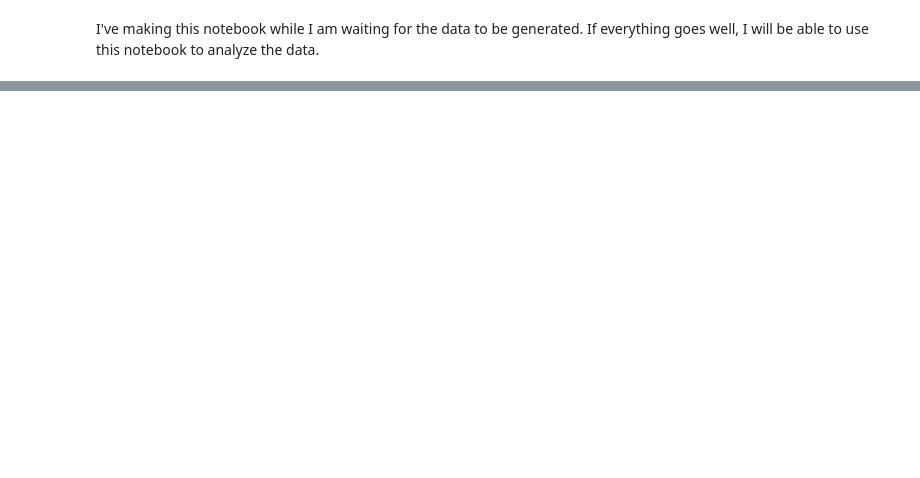
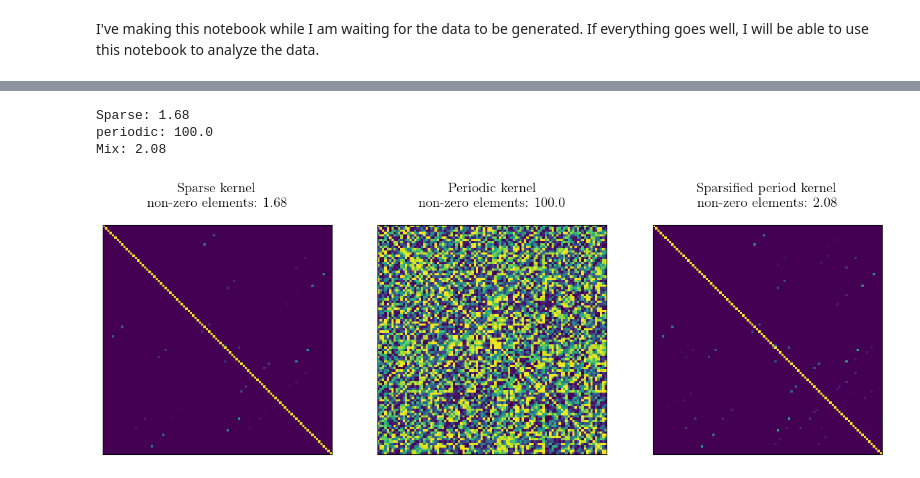
Before and after one commit to IsacPasianotto/GP-temperatures, a Jupyter notebook: notebooks/plot_maker.ipynb, the cells around one changed output, grey strips where cells are left out. Drawn from its saved outputs; the diff is of its cells as text; code cells hidden in the pictures; blank space fills up the shorter version.

```diff
--- a/notebooks/plot_maker.ipynb
+++ b/notebooks/plot_maker.ipynb
@@ -9,0 +94,10 @@ from matplotlib.lines import Line2D
+# %%
+hyperpar_sparse = hps.build_hps(1,1,3)
+bounds_sparse = hps.build_bounds(1,1,3)
+# remove the last 2 hyperparameters
+hyperpar_sparse = hyperpar_sparse[:-2]
+bounds_sparse = bounds_sparse[:-2]
+
+gp_sparse = GP(3, x_data, y_data, init_hyperparameters=hyperpar_sparse, hyperparameter_bounds=bounds_sparse, gp_kernel_function=custom_kernel_no_period, gp2Scale=True, gp2Scale_dask_client=client, gp2Scale_batch_size=10)
+# %%
+gp_sparse.train()
@@ -9,0 +122,4 @@ from matplotlib.lines import Line2D
+# %%
+gp_period = GP(3, x_data, y_data, init_hyperparameters=hyperpar_period, hyperparameter_bounds=bounds_period, gp_kernel_function=periodic_kernel, gp2Scale=True, gp2Scale_dask_client=client, gp2Scale_batch_size=10)
+# %%
+gp_period.train()
@@ -9,0 +135,39 @@ from matplotlib.lines import Line2D
+# %%
+def compute_sparity(K):
+    non_zero = np.count_nonzero(K)
+    total = K.shape[0] * K.shape[1]
+    return round(non_zero/total*100, 2)
+print(f"Sparse: {compute_sparity(gp_sparse.K.toarray())}")
+print(f"periodic: {compute_sparity(gp_period.K.toarray())}")
+print(f"Mix: {compute_sparity(gp_mix.K.toarray())}")
+# %% [output]
+Sparse: 1.68
+periodic: 100.0
+Mix: 2.08
+# %%
+# make a global plot
+
+fig, axs = plt.subplots(1, 3, figsize=(15, 5))
+
+axs[0].imshow(gp_sparse.K.toarray())
+axs[0].set_title(f'Sparse kernel\nnon-zero elements: {compute_sparity(gp_sparse.K.toarray())}%', pad=20, fontsize=15, fontweight='bold')
+axs[0].set_xticks([])
+axs[0].set_yticks([])
+
+axs[1].imshow(gp_period.K.toarray())
+axs[1].set_title(f'Periodic kernel\nnon-zero elements: {compute_sparity(gp_period.K.toarray())}%', pad=20, fontsize=15, fontweight='bold')
+axs[1].set_xticks([])
+axs[1].set_yticks([])
+
+axs[2].imshow(gp_mix.K.toarray())
+axs[2].set_title(f'Sparsified period kernel\nnon-zero elements: {compute_sparity(gp_mix.K.toarray())}%', pad=20, fontsize=15, fontweight='bold')
+axs[2].set_xticks([])
+axs[2].set_yticks([])
+
+# plt.tight_layout()
+plt.show()
+
+# save the plot as a svg file
+fig.savefig('kernel_comparison.svg', format='svg', dpi=1200, bbox_inches='tight')
+# %% [output]
+[figure, added]
```
Also changed, not shown: parts of 18 cells of this notebook, 5 other files.
